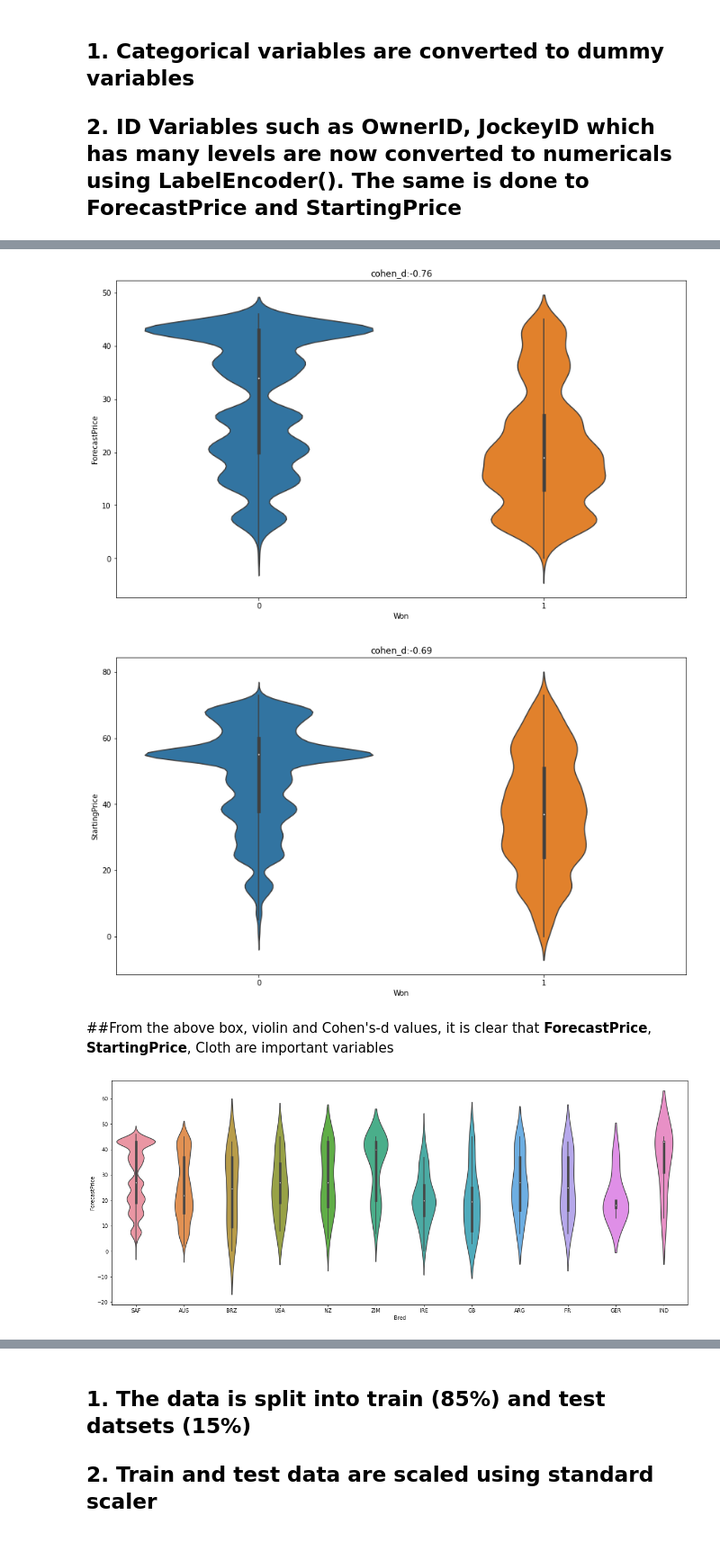
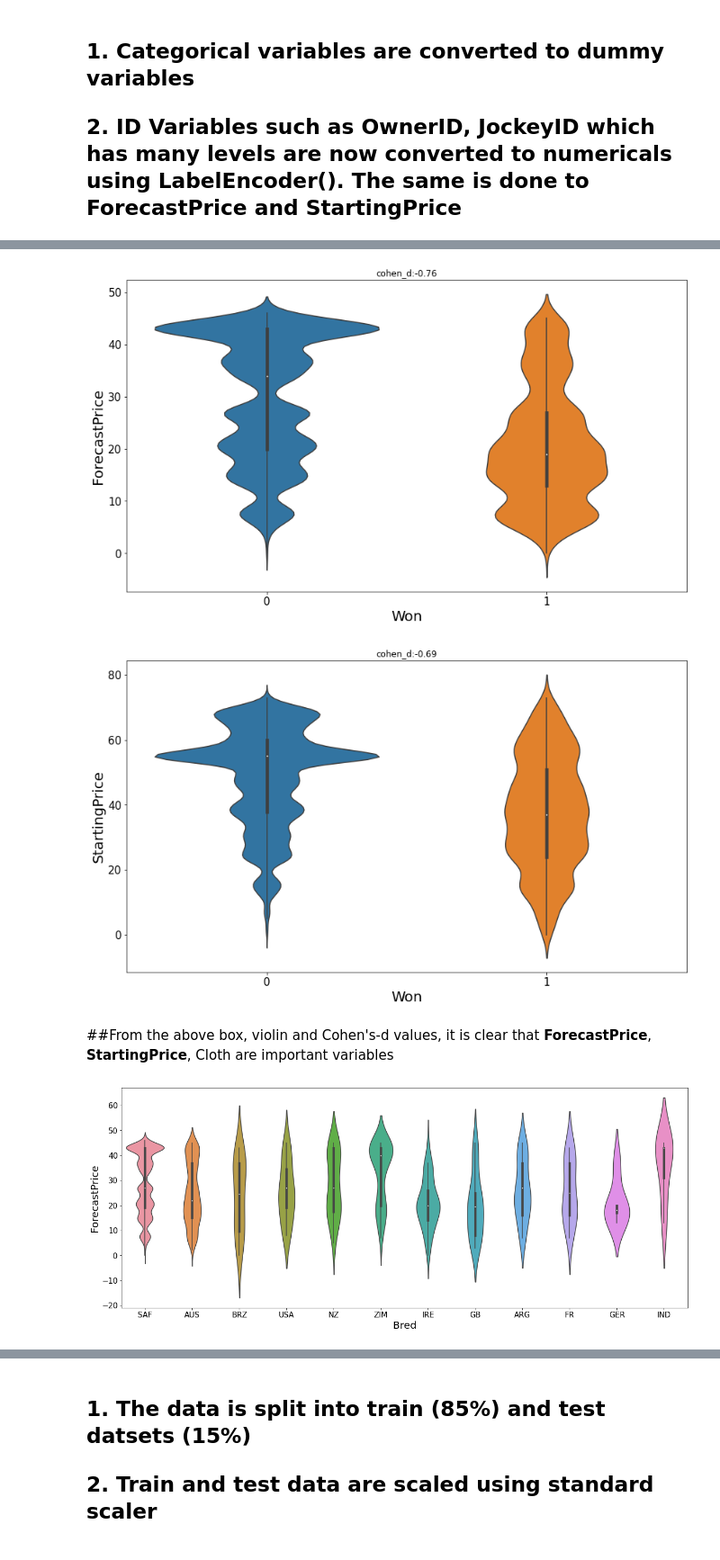
Before and after one commit to sriharsha-ramaraju/Winning_Horse_Prediction, a Jupyter notebook: Horses_Data_Science.ipynb, the cells around one changed output, grey strips where cells are left out. Shown at 90% size. Cells and saved outputs as stored; diff of their text form; code cells hidden in the pictures.

```diff
--- a/Horses_Data_Science.ipynb
+++ b/Horses_Data_Science.ipynb
@@ -257,34 +259,40 @@ for feat in features:
 # %%
     plt.figure(figsize=(14,8))
     sb.violinplot(y='ForecastPrice',x='Won',data=horse_final)
-    plt.xlabel('Won')
-    plt.ylabel('ForecastPrice')
+    plt.xlabel('Won',fontsize=20)
+    plt.ylabel('ForecastPrice',fontsize=20)
+    plt.xticks(fontsize=15)
+    plt.yticks(fontsize=15)
     fea=horse_final[['ForecastPrice']]
     plt.title('cohen_d:'+str(round(cohen_d(fea[horse['Won']==1],fea[horse['Won']==0])[0],2)))
     plt.show()
 # %% [output]
-[figure, old version]
+[figure, new version]
 # %%
     plt.figure(figsize=(14,8))
     sb.violinplot(y='StartingPrice',x='Won',data=horse_final)
-    plt.xlabel('Won')
-    plt.ylabel('StartingPrice')
+    plt.xlabel('Won',fontsize=20)
+    plt.ylabel('StartingPrice',fontsize=20)
+    plt.xticks(fontsize=15)
+    plt.yticks(fontsize=15)
     fea=horse_final[['StartingPrice']]
     plt.title('cohen_d:'+str(round(cohen_d(fea[horse['Won']==1],fea[horse['Won']==0])[0],2)))
     plt.show()
 # %% [output]
-[figure, old version]
+[figure, new version]
 # %% [markdown]
 ##From the above box, violin and Cohen's-d values, it is clear that **ForecastPrice**, **StartingPrice**, Cloth are important variables
 # %%
     plt.figure(figsize=(20,8))
     sb.violinplot(y=horse_final['ForecastPrice'],x=horse['Bred'])
-    plt.xlabel('Bred')
-    plt.ylabel('ForecastPrice')
+    plt.xlabel('Bred',fontsize=20)
+    plt.ylabel('ForecastPrice',fontsize=20)
+    plt.xticks(fontsize=15)
+    plt.yticks(fontsize=15)
     # plt.title('cohen_d:'+str(round(cohen_d(fea[horse['Won']==1],fea[horse['Won']==0])[0],2)))
     plt.show()
 # %% [output]
-[figure, old version]
+[figure, new version]
 # %%
     plt.figure(figsize=(20,8))
     sb.violinplot(y=horse_final['StartingPrice'],x=horse['Bred'])
```
Also changed, not shown: parts of 4 cells of this notebook.
